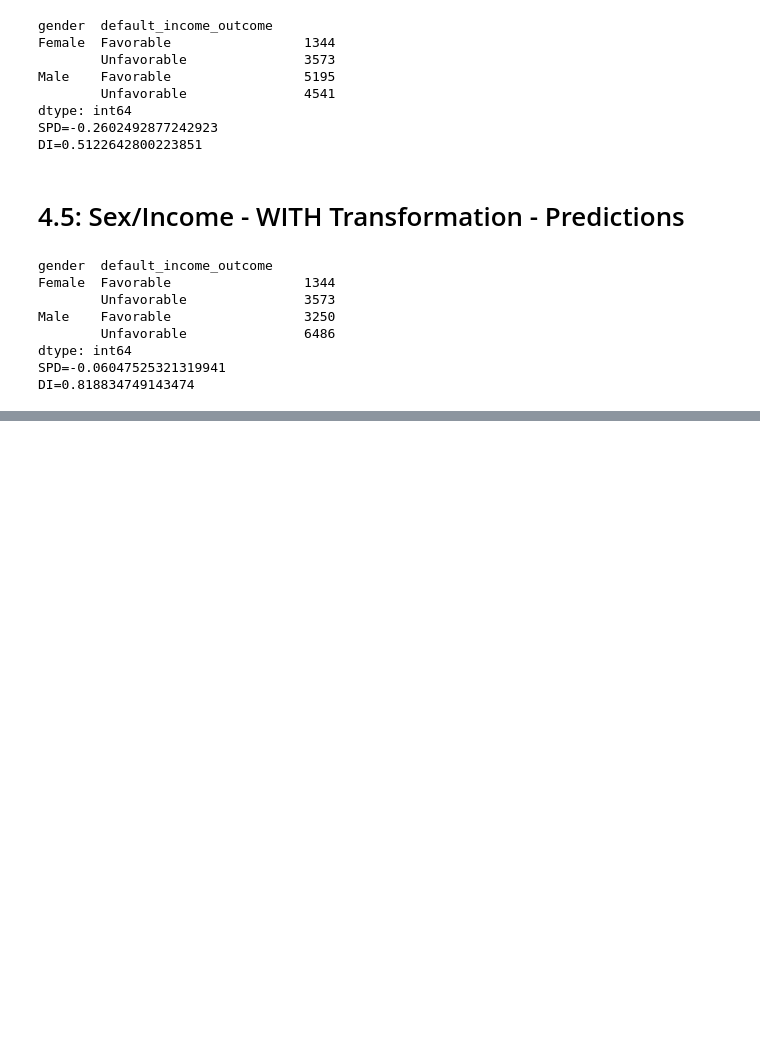
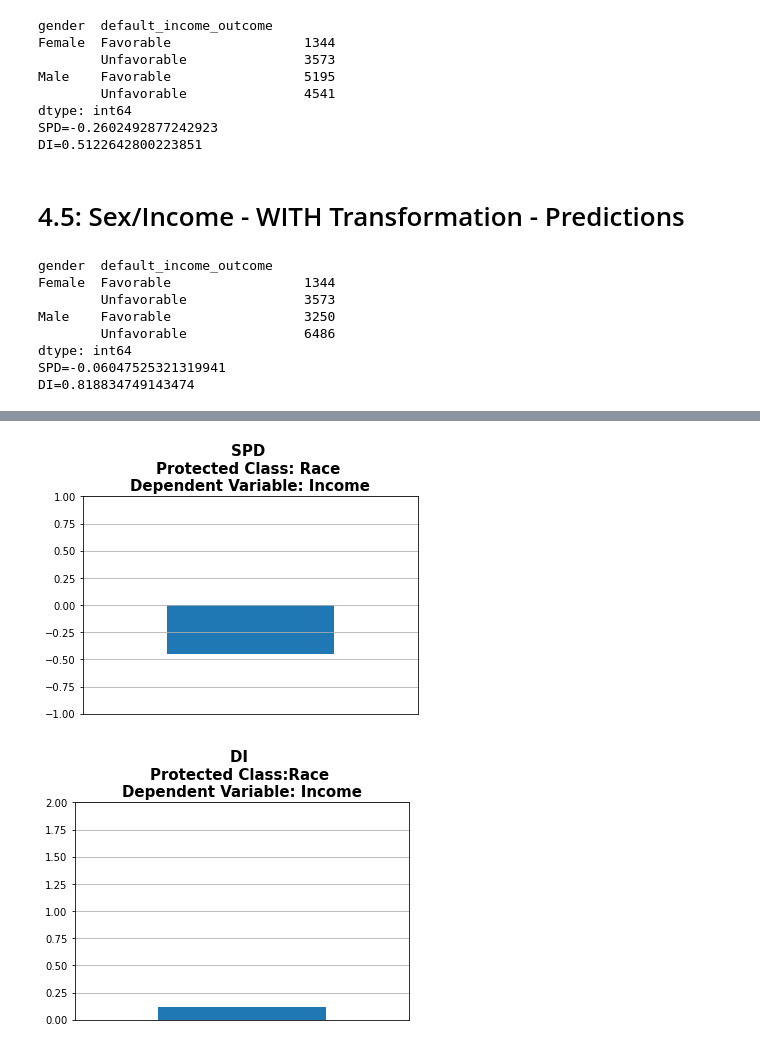
Before and after one commit to rahalrsh/adult-income-project, a Jupyter notebook: adult-income.ipynb, the cells around one changed output, grey strips where cells are left out. Saved outputs shown, nothing was run; the diff lists cells and outputs as text; code cells hidden in the pictures; blank space fills up the shorter version.

```diff
--- a/adult-income.ipynb
+++ b/adult-income.ipynb
@@ -804,0 +872,19 @@ DI=0.818834749143474
+# %%
+# 3.2 Race/Income: Before Mitigation
+
+draw_sdp(
+    x=1,
+    y=-0.4476630215828895,
+    title="SPD \nProtected Class: Race \nDependent Variable: Income"
+)
+
+draw_sdp(
+    x=1,
+    y=0.11872805188344336,
+    xlim=(0, 2),
+    ylim=(0, 2),
+    title="DI \nProtected Class:Race \nDependent Variable: Income"
+)
+# %% [output]
+[figure, added]
+[figure, added]
```
Also changed, not shown: parts of 11 cells of this notebook.
